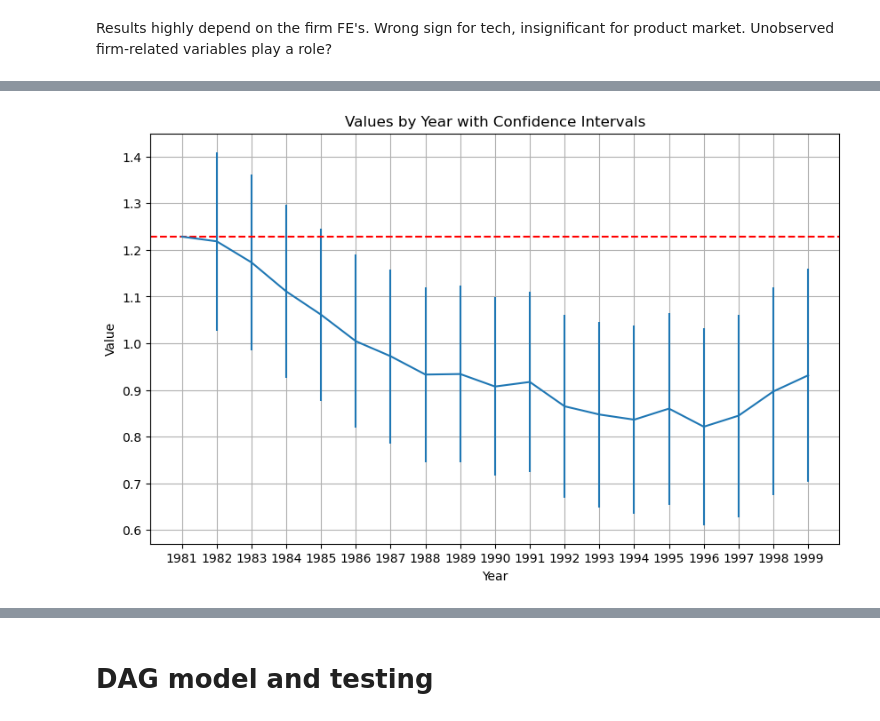
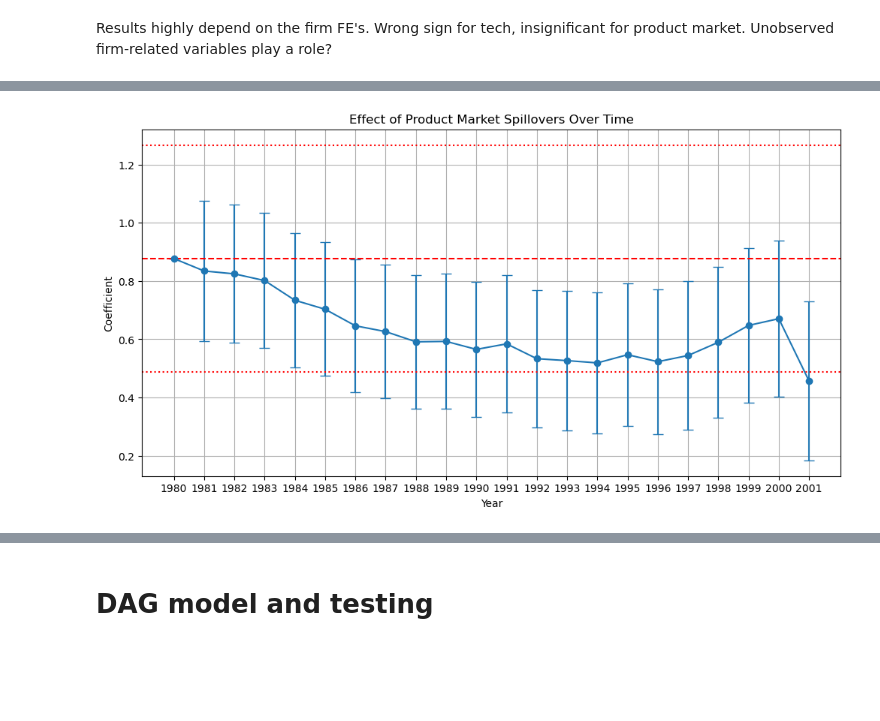
Before and after one commit to MartinMcFarlane/ECO2425-Causal-ML, a Jupyter notebook: Spillovers Project.ipynb, the cells around one changed output, grey strips where cells are left out. Cells and saved outputs as stored; diff of their text form; code cells hidden in the pictures; blank space fills up the shorter version.

Commit message:
fixed data drop issue, changed plot code

```diff
--- a/Spillovers Project.ipynb
+++ b/Spillovers Project.ipynb
@@ -129,8 +129,10 @@ See the caveats in the documentation: https://pandas.pydata.org/pandas-docs/stab
 # %%
 var_of_int_noindex = ['rmkvaf','gspilltecIV','gspillsicIV','pat_count','rsales','rppent','emp','rxrd']
 
+# filter dataframe to variables of interest
+df = df.drop(columns=['grd','grd_k1','pat_cite','gspilltec','gspillsic'])
+
 # delete NaN values
-
 df = df.dropna(axis=0)
 
 #for i in range(0, len(var_of_int_noindex)):
@@ -189,6 +191,9 @@ df = pd.merge(df, firm_effects, left_on=df['old_key'], right_on=firm_effects.ind
 fixed_effects = list(time_effects.columns.values)
 for col in firm_effects.columns.values:
     fixed_effects.append(col)
+# remove ref categories
+fixed_effects.remove('1980')
+fixed_effects.remove('9999.0')
 
 y_var = df['rmkvaf']
 
@@ -751,8 +756,8 @@ for spillover in spillovers:
         x_vars[col_name] = x_vars[spillover]*x_vars[year]
 
 # drop reference year dummy
-x_vars = x_vars.drop(columns=['1981'])
-fixed_effects.remove('1981')
+#x_vars = x_vars.drop(columns=['1981'])
+#fixed_effects.remove('1981')
 # %%
 # Estimate effect of spillovers on firm value, OLS w/o firm FE's. Estimate spillovers separately, then together.
 
@@ -972,8 +977,9 @@ strong multicollinearity problems or that the design matrix is singular.
 # years = np.append(years, '1981')
 # years = years.sort_values()
 
+ref_year = '1980'
 time_coefs_sic = {
-    'year': np.append(years,'1981'),
+    'year': np.append(years,ref_year),
     'coef': [np.nan for i in range(0,len(years)+1)],
     'CI_l': [np.nan for i in range(0,len(years)+1)],
     'CI_h': [np.nan for i in range(0,len(years)+1)],
@@ -987,11 +993,14 @@ conf_intervals = year_model5.conf_int(alpha=0.05, cols=None)
 s_errors = year_model5.HC0_se
 
 # grab coefficients and confidence intervals
-coef_81 = year_model5.params['gspillsicIV'] # coef for 1981
+ref_year = '1980'
+coef_ref = year_model5.params['gspillsicIV'] # coef for ref year category
+l_ref = conf_intervals.loc[conf_intervals.index == 'gspillsicIV',0].values[0] # conf interval for ref cat
+h_ref = conf_intervals.loc[conf_intervals.index == 'gspillsicIV',1].values[0]
 
 for year in time_coefs_sic['year'].unique():
-    if year == '1981':
-        coef = coef_81
+    if year == ref_year:
+        coef = coef_ref
         ci_l = 0
         ci_h = 0
 
@@ -1001,10 +1010,9 @@ for year in time_coefs_sic['year'].unique():
 
     else:
         col_name = f"gspillsicIVX{year}"
-        coef = year_model5.params[col_name] + coef_81
-        ci_l = conf_intervals.loc[conf_intervals.index == col_name,0].values[0] + coef_81
-        ci_h = conf_intervals.loc[conf_intervals.index == col_name,1].values[0] + coef_81
-        se =
+        coef = year_model5.params[col_name] + coef_ref
+        ci_l = conf_intervals.loc[conf_intervals.index == col_name,0].values[0] + coef_ref
+        ci_h = conf_intervals.loc[conf_intervals.index == col_name,1].values[0] + coef_ref
 
         time_coefs_sic.loc[time_coefs_sic['year'] == year, 'coef'] = coef
         time_coefs_sic.loc[time_coefs_sic['year'] == year, 'CI_l'] = ci_l
@@ -1012,17 +1020,19 @@ for year in time_coefs_sic['year'].unique():
 # %%
 time_coefs_sic['upper'] = time_coefs_sic['CI_h'] - time_coefs_sic['coef']
 time_coefs_sic['lower'] = time_coefs_sic['coef'] - time_coefs_sic['CI_l']
-time_coefs_sic.loc[time_coefs_sic['year'] == '1981', ['upper','lower']] = 0
+time_coefs_sic.loc[time_coefs_sic['year'] == ref_year, ['upper','lower']] = 0
 
 cis = time_coefs_sic[['lower','upper']].T
 # Plotting
-plt.figure(figsize=(10, 6))
-plt.errorbar(x=time_coefs_sic['year'],y=time_coefs_sic['coef'],yerr=cis)
-plt.axhline(y=coef_81, linestyle='dashed', color='r')
+plt.figure(figsize=(12, 6))
+plt.errorbar(x=time_coefs_sic['year'],y=time_coefs_sic['coef'],yerr=cis, capsize=5, marker='o')
+plt.axhline(y=coef_ref, linestyle='dashed', color='r')
+plt.axhline(y=l_ref, linestyle='dotted', color='r')
+plt.axhline(y=h_ref, linestyle='dotted', color='r')
 plt.xlabel('Year')
-plt.ylabel('Value')
-plt.title('Values by Year with Confidence Intervals')
+plt.ylabel('Coefficient')
+plt.title('Effect of Product Market Spillovers Over Time')
 plt.grid(True)
 plt.show()
 # %% [output]
-[figure, old version]
+[figure, new version]
```
Also changed, not shown: parts of 37 cells of this notebook.
